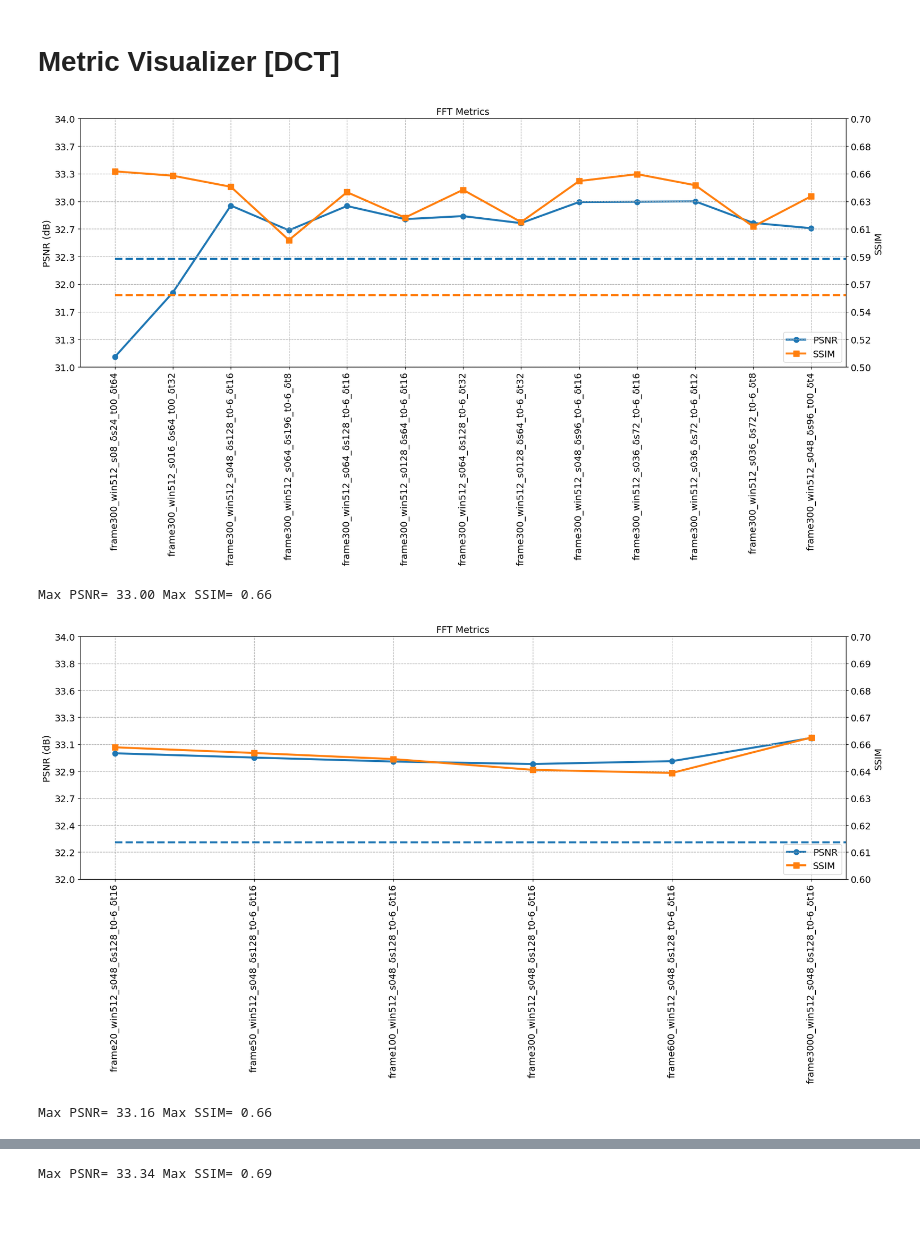
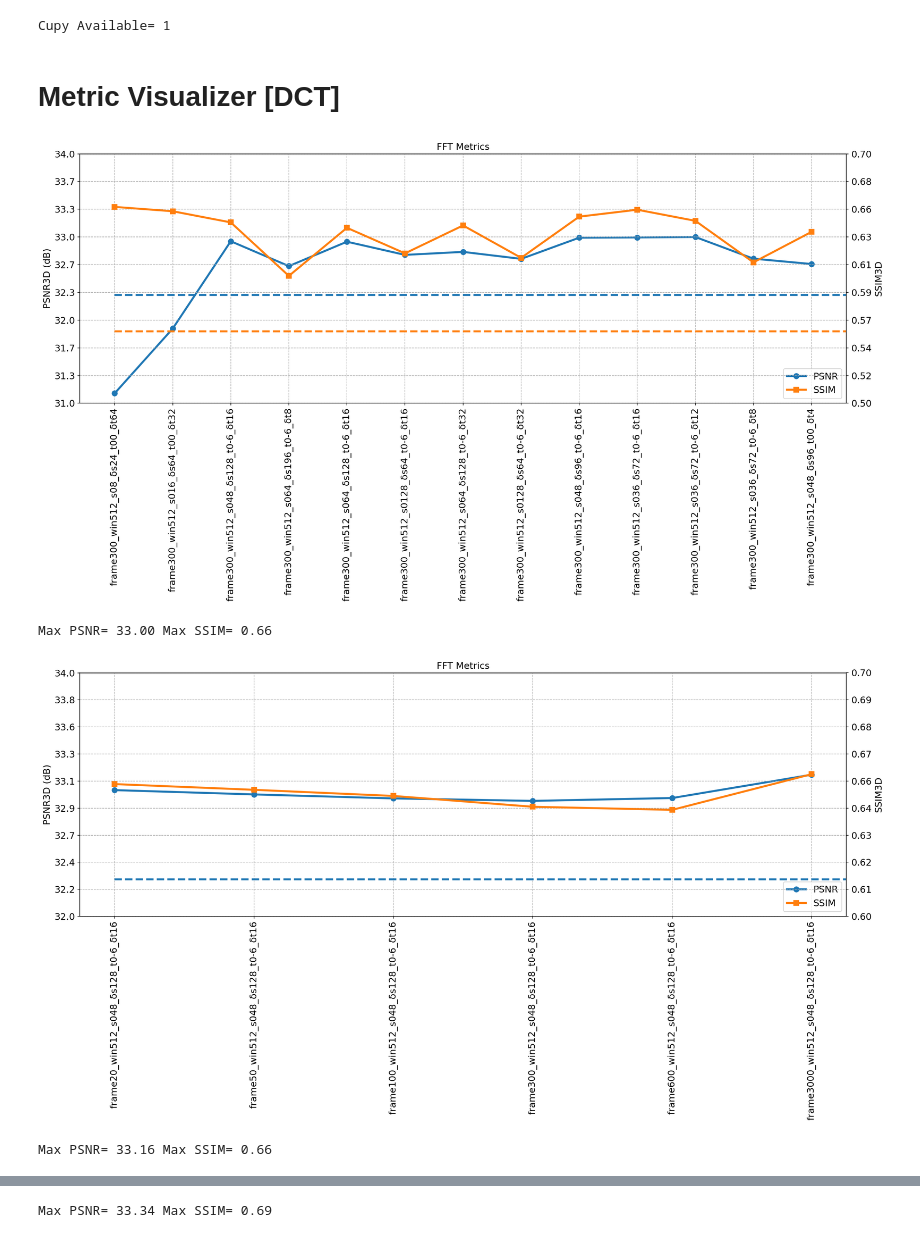
Before and after one commit to MrPio/freq2clean, a Jupyter notebook: 3-video_fusion/3.7.1-Visualizing_Metrics_DCT.ipynb, the cells around one changed output, grey strips where cells are left out. Drawn from its saved outputs; the diff is of its cells as text; code cells hidden in the pictures; blank space fills up the shorter version.

```diff
--- a/3-video_fusion/3.7.1-Visualizing_Metrics_DCT.ipynb
+++ b/3-video_fusion/3.7.1-Visualizing_Metrics_DCT.ipynb
@@ -6,26 +6,30 @@ from pathlib import Path
 from matplotlib.lines import Line2D
 import math
 
-sys.path.append(str(Path("..").resolve()))
+sys.path.append("..")
 from src import *
+# %% [output]
+Cupy Available= 1
 # %% [markdown]
 # Metric Visualizer [DCT]
+# %%
+METRICS_DIR=Path("metrics/synthetic")
 # %%
 def plot(file, use_lims=True, show_baseline=True):
-    df = pd.read_csv(file, index_col="suffx")
+    df = pd.read_csv(METRICS_DIR/file, index_col="suffx")
     baseline = df.loc["deepcad"]
     df = df.drop(index="deepcad")
 
-    _, ax1 = plt.subplots(figsize=(18, 10))
+    _, ax1 = plt.subplots(figsize=(18, 10), dpi=150)
     ax1.set_title("FFT Metrics")
     ax1.tick_params(axis="x", labelrotation=90)
 
     ax1.plot(df.index, df["PSNR"], marker="o", markersize=8, color="tab:blue", label="PSNR", linewidth=3)
-    ax1.set_ylabel("PSNR (dB)")
+    ax1.set_ylabel("PSNR3D (dB)")
 
     ax2 = ax1.twinx()
     ax2.plot(df.index, df["SSIM"], marker="s", markersize=8, linewidth=3, color="tab:orange", label="SSIM")
-    ax2.set_ylabel("SSIM")
+    ax2.set_ylabel("SSIM3D")
 
     if use_lims:
         y11, y12 = ax1.get_ylim()
@@ -49,11 +53,11 @@ def plot(file, use_lims=True, show_baseline=True):
     plt.show()
     cprint("Max PSNR=", f"cyan:{df['PSNR'].max():.2f}", "Max SSIM=", f"light_red:{df['SSIM'].max():.2f}")
 # %%
-plot("dct_syntethic_metrics_weights.csv")
-plot("dct_syntethic_metrics_frames.csv")
-plot("dct_syntethic_metrics_avgs.csv")
+plot("dct_synthetic_metrics_weights.csv")
+plot("dct_synthetic_metrics_frames.csv")
+plot("dct_synthetic_metrics_avgs.csv")
 # %% [output]
 [figure]
 Max PSNR= 33.00 Max SSIM= 0.66
-[figure, old version]
+[figure, new version]
 Max PSNR= 33.16 Max SSIM= 0.66
```
Also changed, not shown: parts of 1 cell of this notebook, 49 other files.
